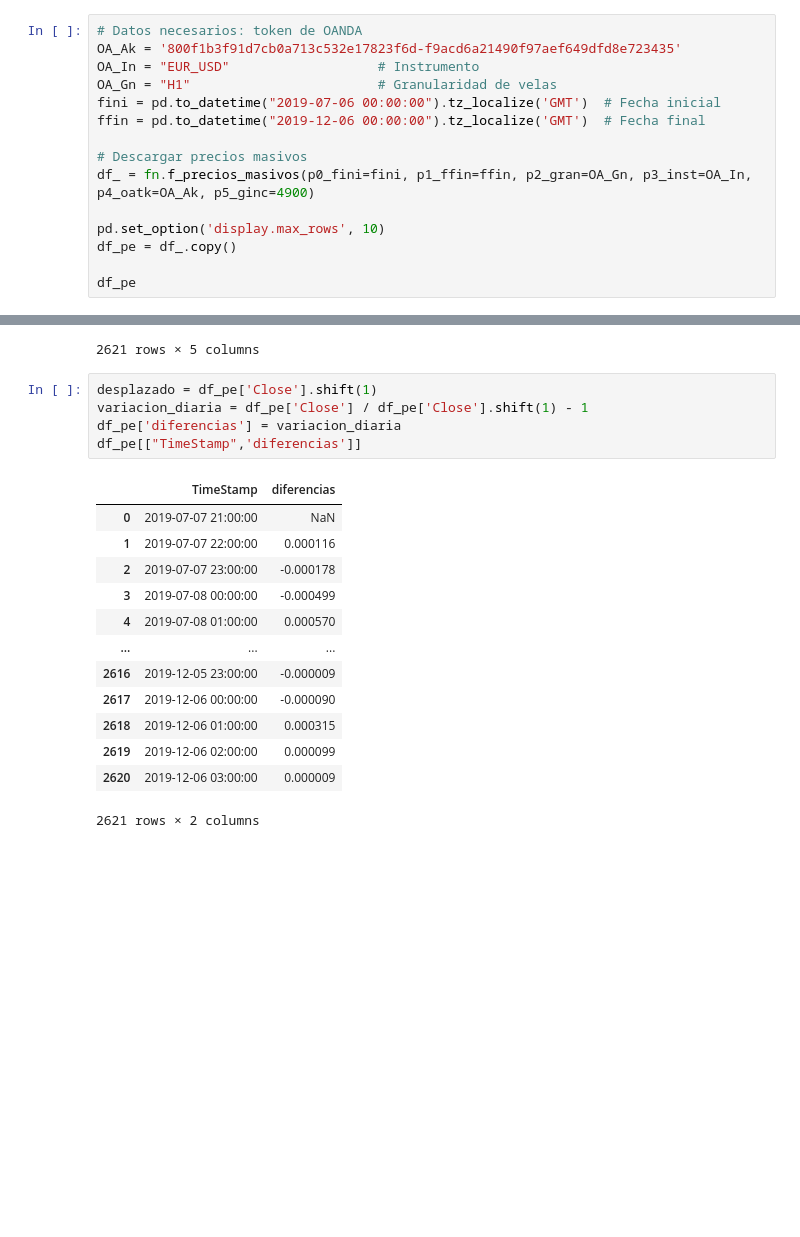
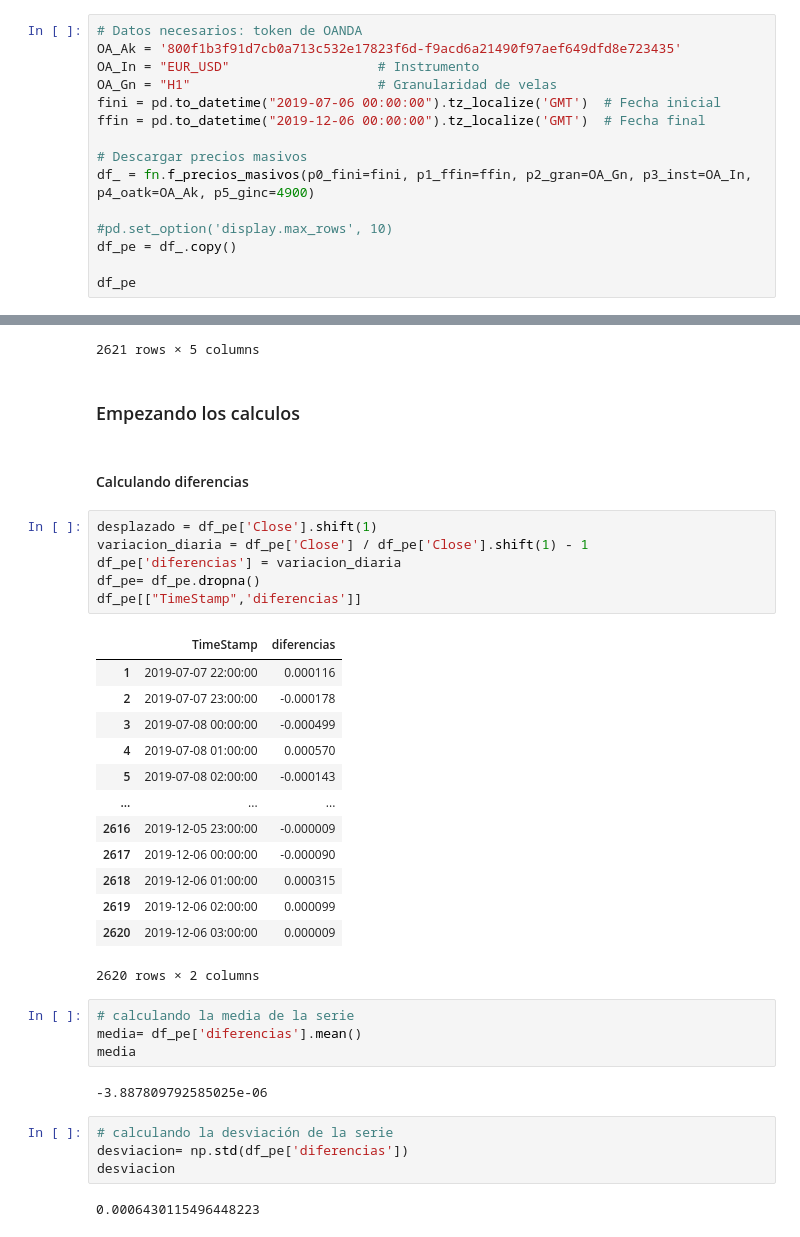
Before and after one commit to violetarcia/PAP_Features, a Jupyter notebook: PAP_mariana.ipynb, the cells around one changed output, grey strips where cells are left out. Cells and saved outputs as stored; diff of their text form; blank space fills up the shorter version.

```diff
--- a/PAP_mariana.ipynb
+++ b/PAP_mariana.ipynb
@@ -21,7 +33,7 @@ ffin = pd.to_datetime("2019-12-06 00:00:00").tz_localize('GMT')  # Fecha final
 # Descargar precios masivos
 df_ = fn.f_precios_masivos(p0_fini=fini, p1_ffin=ffin, p2_gran=OA_Gn, p3_inst=OA_In, p4_oatk=OA_Ak, p5_ginc=4900)
 
-pd.set_option('display.max_rows', 10)
+#pd.set_option('display.max_rows', 10)
 df_pe = df_.copy()
 
 df_pe
@@ -39,22 +51,39 @@ df_pe
 | 2619 | 2019-12-06 02:00:00 | 1.11068 | 1.11086 | 1.11066 | 1.11076 |
 | 2620 | 2019-12-06 03:00:00 | 1.11074 | 1.11090 | 1.11070 | 1.11077 |
 2621 rows × 5 columns
+# %% [markdown]
+### Empezando los calculos
+# %% [markdown]
+#### Calculando diferencias
 # %%
 desplazado = df_pe['Close'].shift(1)
 variacion_diaria = df_pe['Close'] / df_pe['Close'].shift(1) - 1
 df_pe['diferencias'] = variacion_diaria
+df_pe= df_pe.dropna()
 df_pe[["TimeStamp",'diferencias']]
 # %% [output]
 |  | TimeStamp | diferencias |
-| 0 | 2019-07-07 21:00:00 | NaN |
 | 1 | 2019-07-07 22:00:00 | 0.000116 |
 | 2 | 2019-07-07 23:00:00 | -0.000178 |
 | 3 | 2019-07-08 00:00:00 | -0.000499 |
 | 4 | 2019-07-08 01:00:00 | 0.000570 |
+| 5 | 2019-07-08 02:00:00 | -0.000143 |
 | ... | ... | ... |
 | 2616 | 2019-12-05 23:00:00 | -0.000009 |
 | 2617 | 2019-12-06 00:00:00 | -0.000090 |
 | 2618 | 2019-12-06 01:00:00 | 0.000315 |
 | 2619 | 2019-12-06 02:00:00 | 0.000099 |
 | 2620 | 2019-12-06 03:00:00 | 0.000009 |
-2621 rows × 2 columns
+2620 rows × 2 columns
+# %%
+# calculando la media de la serie
+media= df_pe['diferencias'].mean()
+media
+# %% [output]
+-3.887809792585025e-06
+# %%
+# calculando la desviación de la serie
+desviacion= np.std(df_pe['diferencias'])
+desviacion
+# %% [output]
+0.0006430115496448223
```
Also changed, not shown: parts of 24 cells of this notebook.
